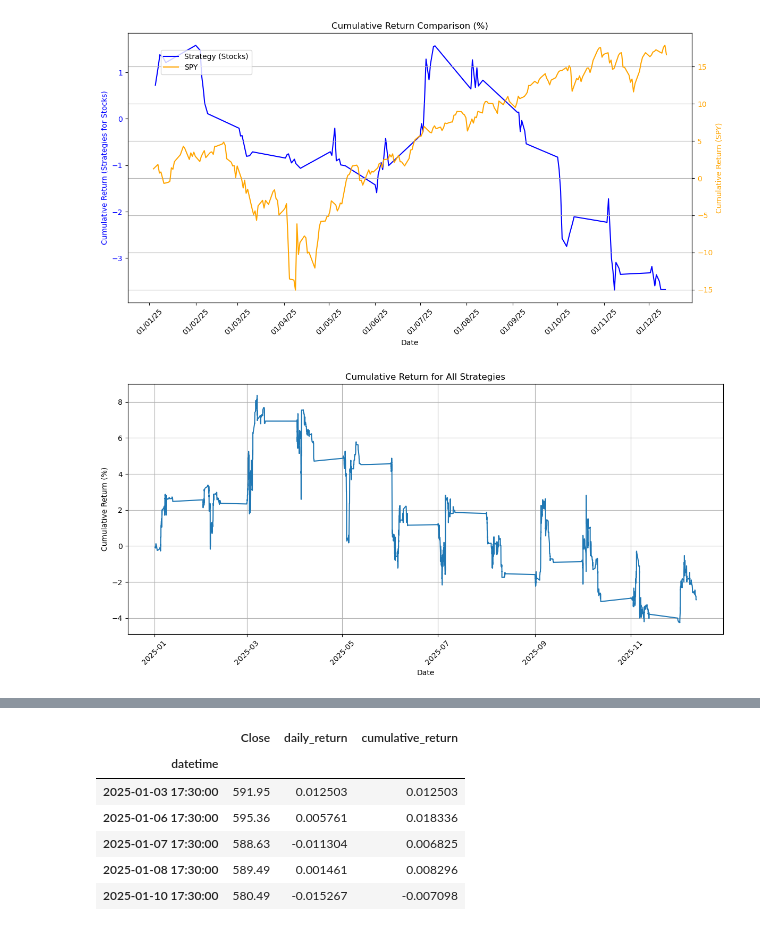
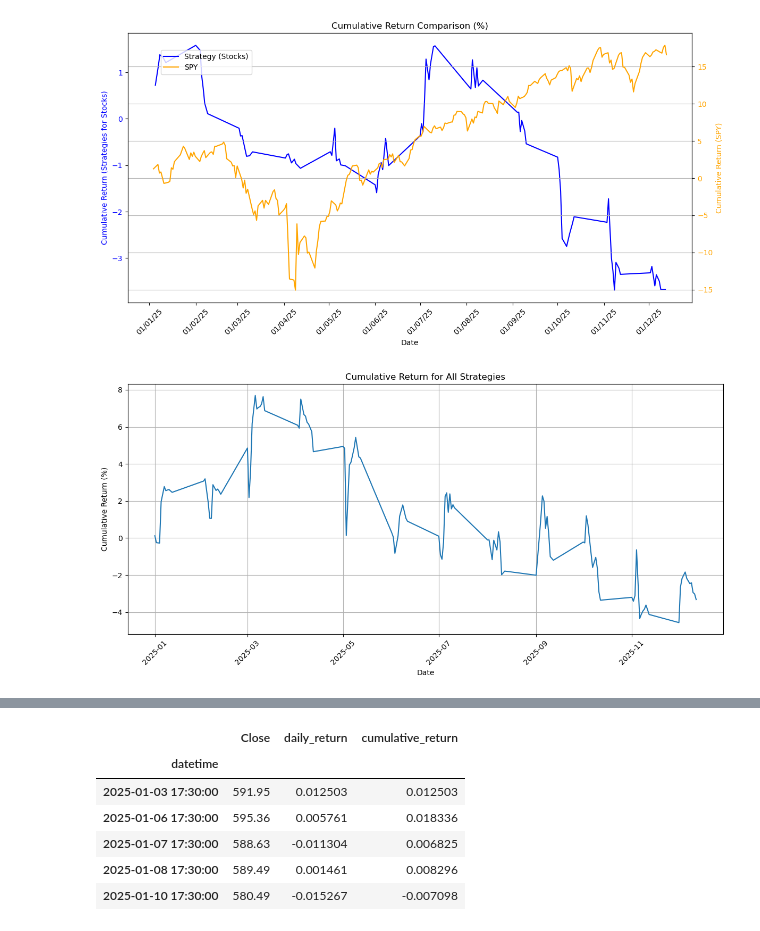
Before and after one commit to scimmione1/prop_trading_results_from_2023, a Jupyter notebook: 01_Prop_Trading_Accounts_complete_analysis_.ipynb, the cells around one changed output, grey strips where cells are left out. Saved outputs shown, nothing was run; the diff lists cells and outputs as text; code cells hidden in the pictures.

```diff
--- a/01_Prop_Trading_Accounts_complete_analysis_.ipynb
+++ b/01_Prop_Trading_Accounts_complete_analysis_.ipynb
@@ -1951,22 +1951,21 @@ plt.show()
 # create df copy
 df_total_strategies = df_100_all_props.copy()
 
-# sort df_total_strategies by Apri
-df_total_strategies_sorted = df_total_strategies.sort_values(by='Apri')
-
-# calculate cumulative return for df_total_strategies_sorted using log returns
-df_total_strategies_sorted['Cumulative_Return'] = np.log(1 + df_total_strategies_sorted['Profit_pct_100'] / 100).cumsum().apply(np.exp) - 1
+# Aggregate by day first, then compound
+df_total_strategies_daily = df_total_strategies.groupby(df_total_strategies['Apri'].dt.date).agg({'Profit_pct_100': 'sum'}).reset_index()
+df_total_strategies_daily.columns = ['Date', 'Daily_Return_pct']
+df_total_strategies_daily['Cumulative_Return'] = np.log(1 + df_total_strategies_daily['Daily_Return_pct'] / 100).cumsum().apply(np.exp) - 1
 # %%
-# plot df_total_strategies_sorted
+# plot df_total_strategies_daily
 plt.figure(figsize=(12, 6))
-plt.plot(df_total_strategies_sorted['Apri'], df_total_strategies_sorted['Cumulative_Return']*100)
+plt.plot(df_total_strategies_daily['Date'], df_total_strategies_daily['Cumulative_Return']*100)
 plt.title('Cumulative Return for All Strategies')
 plt.xlabel('Date')
 plt.ylabel('Cumulative Return (%)')
 plt.xticks(rotation=45)
 plt.grid()
 plt.tight_layout()
 plt.show()
 # %% [output]
-[figure, old version]
+[figure, new version]
 # %%
```
Also changed, not shown: parts of 4 cells of this notebook.
